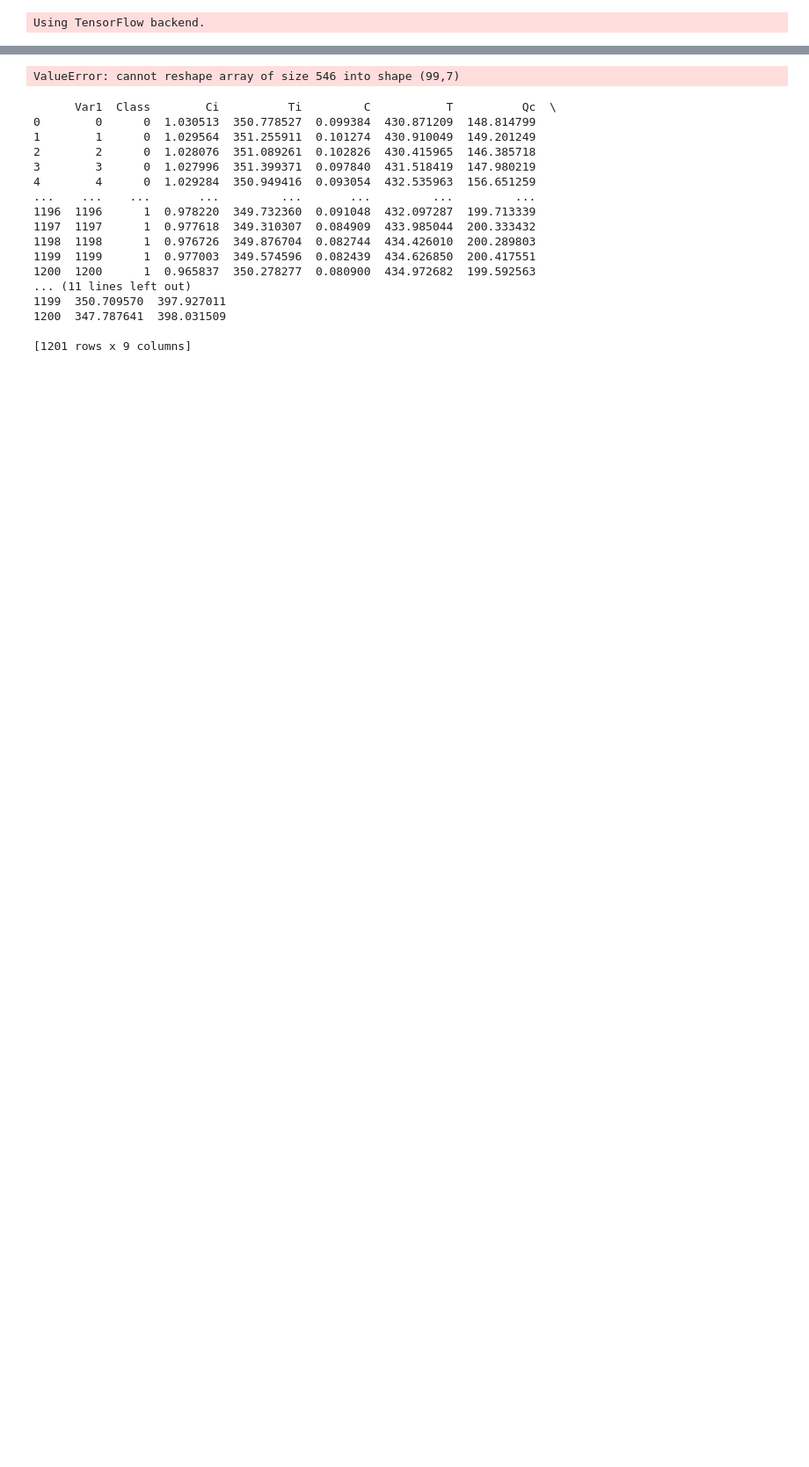
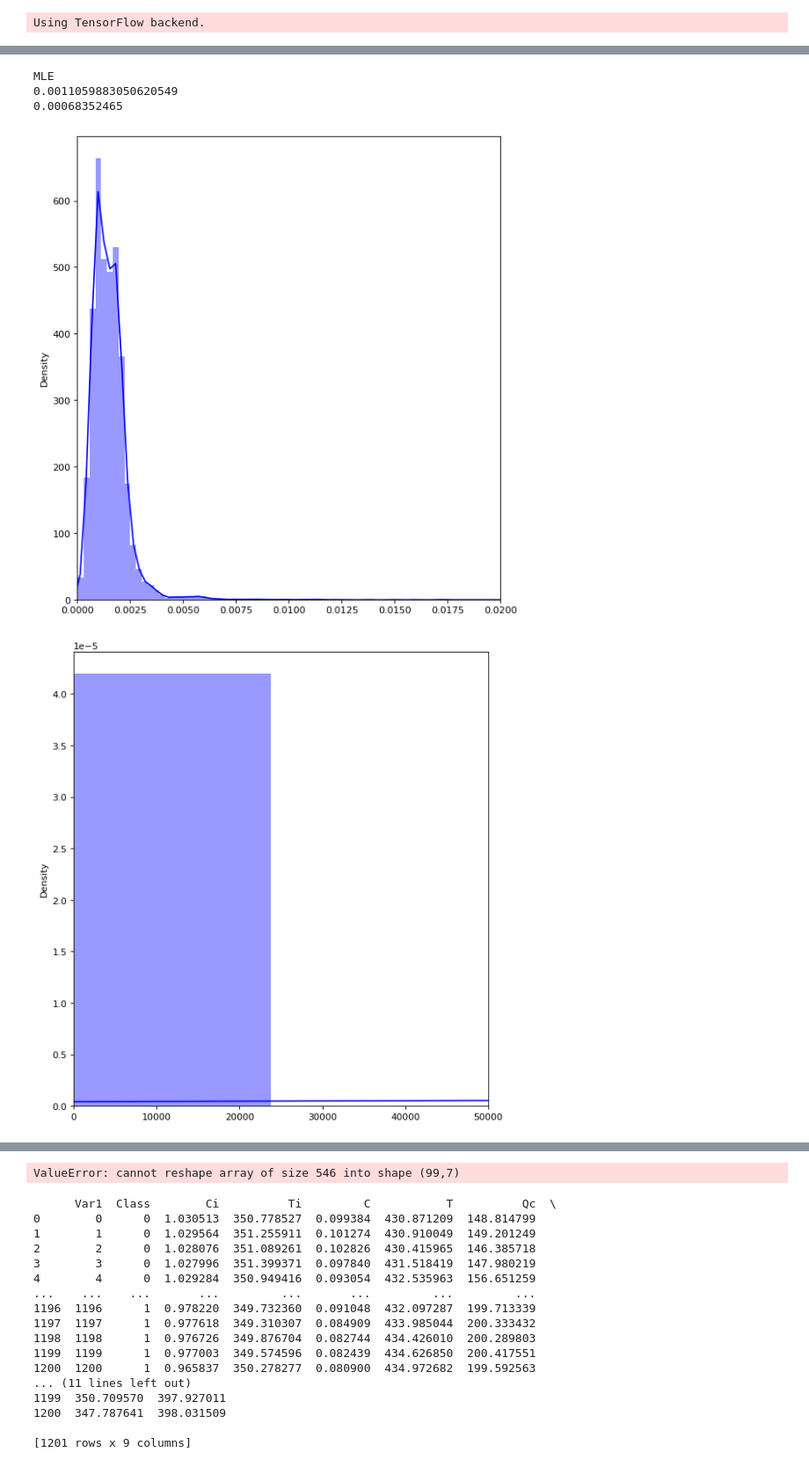
Before and after one commit to shikarRajcomar-Engineer/Anomaly_Detection, a Jupyter notebook: Anomlay Detection Autoencoder.ipynb, the cells around one changed output, grey strips where cells are left out. Shown: that part at 88% size. Saved outputs shown, nothing was run; the diff lists cells and outputs as text; code cells hidden in the pictures; blank space fills up the shorter version.

```diff
--- a/Anomlay Detection Autoencoder.ipynb
+++ b/Anomlay Detection Autoencoder.ipynb
@@ -226,6 +183,55 @@ Epoch 12/20
 # %%
+
+# Mean Squared error
 train_predicted_x = autoencoder.predict(x=train_data)
 train_events_mse = keras.losses.mean_squared_error(train_data, train_predicted_x)
 cut_off = np.percentile(train_events_mse, 95)
+
+# loss distribution
+
+plt.figure(figsize=(8,9), dpi=80)
+sns.distplot(train_events_mse, bins=200, kde=True, color='blue')
+plt.xlim([0., .02]);
+
+
+print('MSE')
 print(cut_off)
 print(np.average(train_events_mse.numpy()))
+
+
+
+# Mean Absolute error
+train_predicted_x = autoencoder.predict(x=train_data)
+train_events_mae = keras.losses.mean_absolute_percentage_error(train_data, train_predicted_x)
+cut_off = np.percentile(train_events_mae, 95)
+
+
+# loss distribution
+
+plt.figure(figsize=(8,9), dpi=80)
+sns.distplot(train_events_mae, bins=2000, kde=True, color='blue')
+plt.xlim([0., 50000]);
+
+
+print('')
+print('MAE')
+print(cut_off)
+print(np.average(train_events_mae.numpy()))
+
+
+# Mean Log error
+train_predicted_x = autoencoder.predict(x=train_data)
+train_events_mle = keras.losses.mean_squared_logarithmic_error(train_data, train_predicted_x)
+cut_off = np.percentile(train_events_mle, 95)
+
+# loss distribution
+
+plt.figure(figsize=(8,9), dpi=80)
+sns.distplot(train_events_mle, bins=200, kde=True, color='blue')
+plt.xlim([0., .02]);
+
+print('')
+print('MLE')
+print(cut_off)
+print(np.average(train_events_mle.numpy()))
+# %% [output]
@@ -231,0 +244,5 @@ print(np.average(train_events_mse.numpy()))
+MLE
+0.0011059883050620549
+0.00068352465
+[figure, added]
+[figure, added]
```
Also changed, not shown: parts of 7 cells of this notebook, 1 other file.
